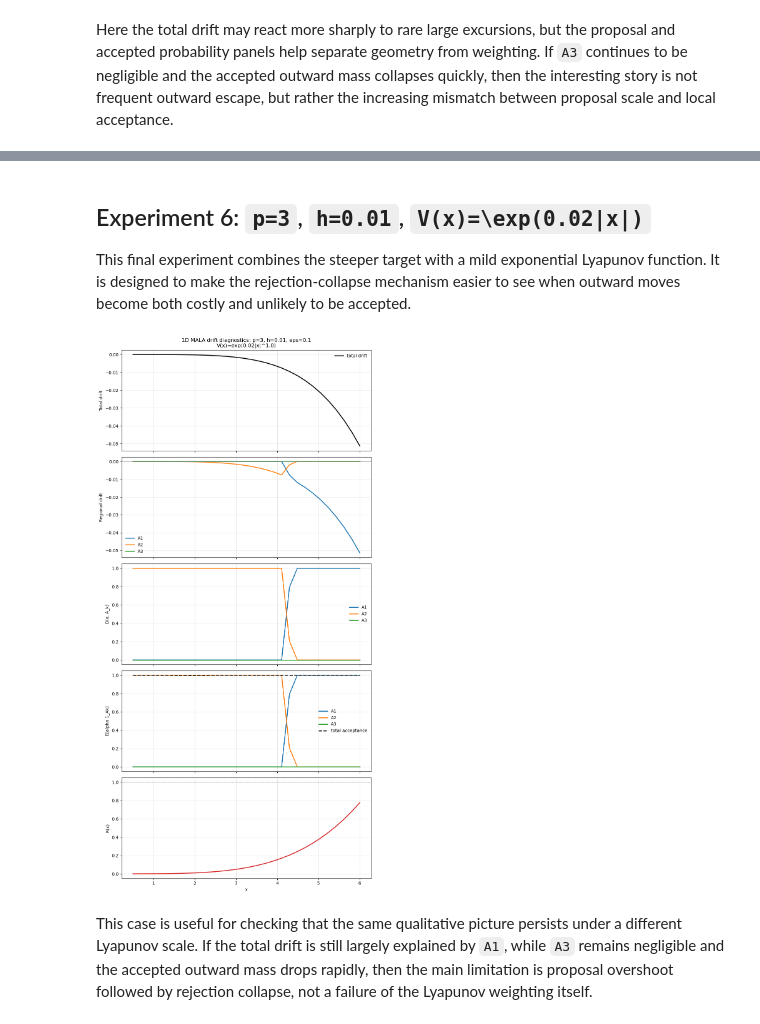
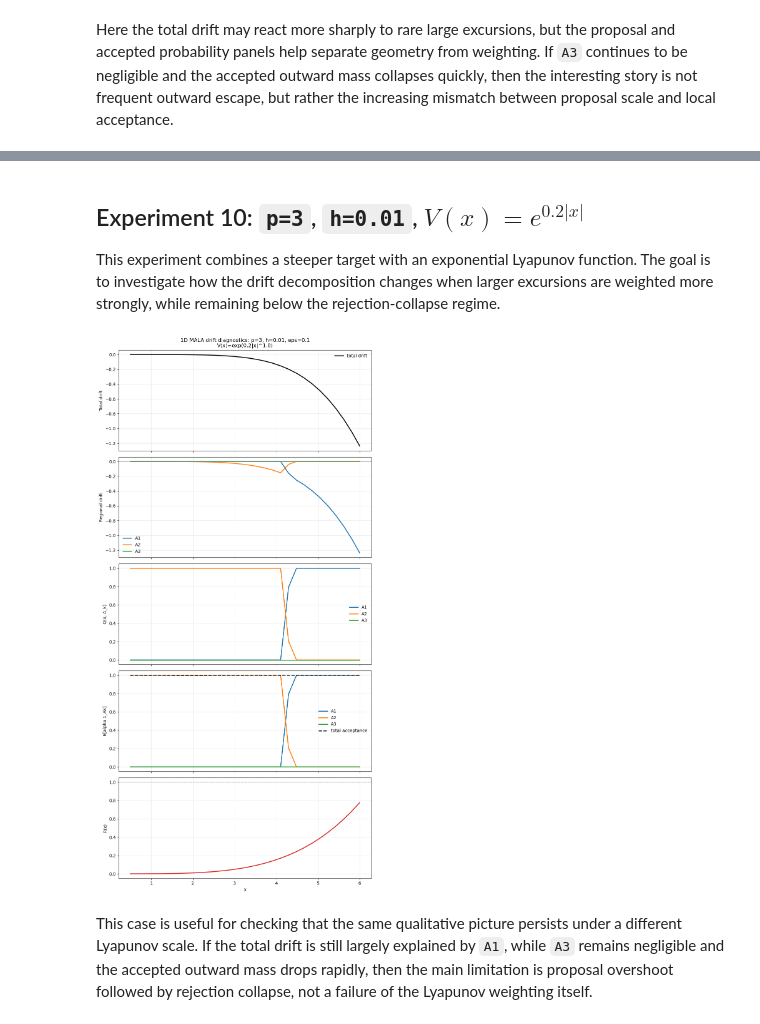
Before and after one commit to LeoScara00/MALA_light_tails, a Jupyter notebook: notebooks/01_drift_diagnostics.ipynb, the cells around one changed output, grey strips where cells are left out. Drawn from its saved outputs; the diff is of its cells as text; code cells hidden in the pictures.

Commit message:
Updated Experiments

```diff
--- a/notebooks/01_drift_diagnostics.ipynb
+++ b/notebooks/01_drift_diagnostics.ipynb
@@ -165,16 +189,16 @@ Here the total drift may react more sharply to rare large excursions, but the pr
 # %% [markdown]
-## Experiment 6: `p=3`, `h=0.01`, `V(x)=\exp(0.02|x|)`
+## Experiment 10: `p=3`, `h=0.01`, $V(x)=e^{0.2|x|}$
 
-This final experiment combines the steeper target with a mild exponential Lyapunov function. It is designed to make the rejection-collapse mechanism easier to see when outward moves become both costly and unlikely to be accepted.
+This experiment combines a steeper target with an exponential Lyapunov function. The goal is to investigate how the drift decomposition changes when larger excursions are weighted more strongly, while remaining below the rejection-collapse regime.
 # %%
-result_6, lyapunov_6 = run_and_plot_experiment(
+result_10, lyapunov_10 = run_and_plot_experiment(
     p=3,
     h=0.01,
     lyapunov_type="exp",
-    s=0.02,
+    s=0.2,
     beta=1.0,
 )
 # %% [output]
-[figure, old version]
+[figure, new version]
 # %% [markdown]
 This case is useful for checking that the same qualitative picture persists under a different Lyapunov scale. If the total drift is still largely explained by `A1`, while `A3` remains negligible and the accepted outward mass drops rapidly, then the main limitation is proposal overshoot followed by rejection collapse, not a failure of the Lyapunov weighting itself.
```
Also changed, not shown: parts of 21 cells of this notebook, 1 other file.
